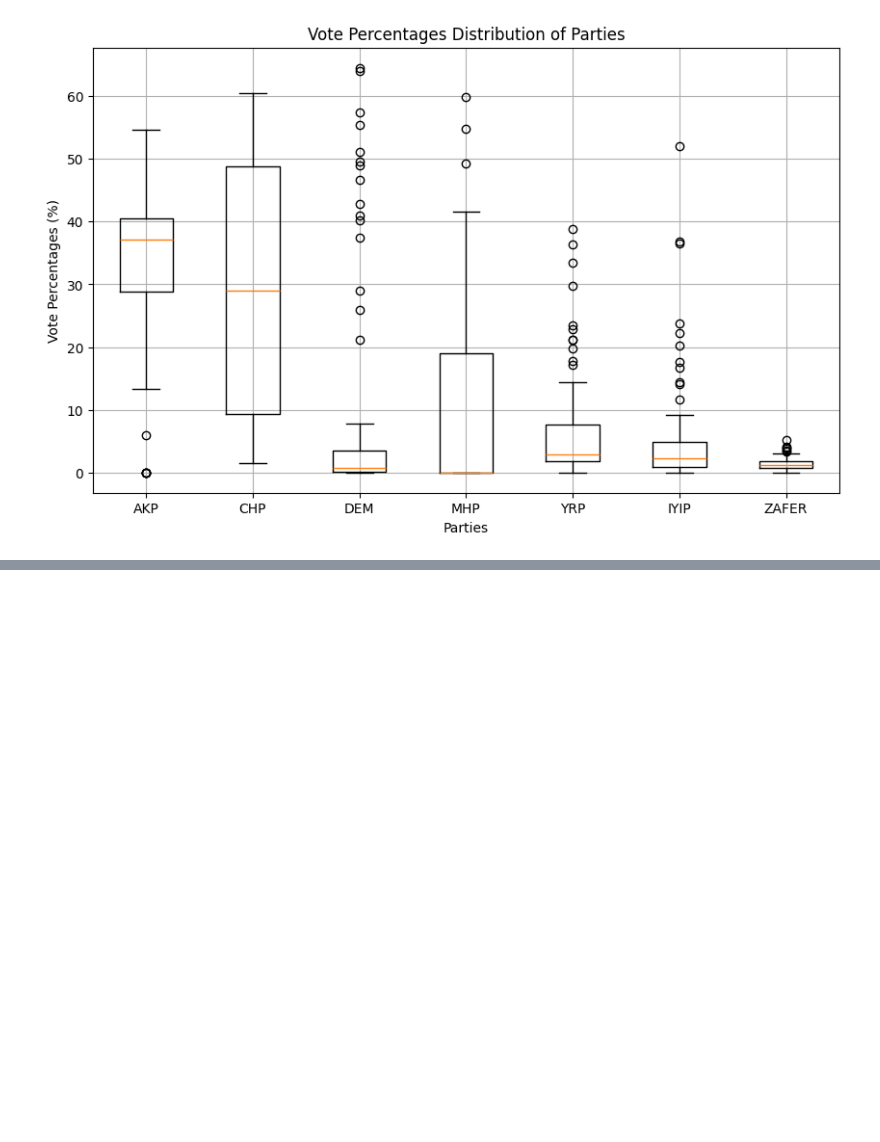
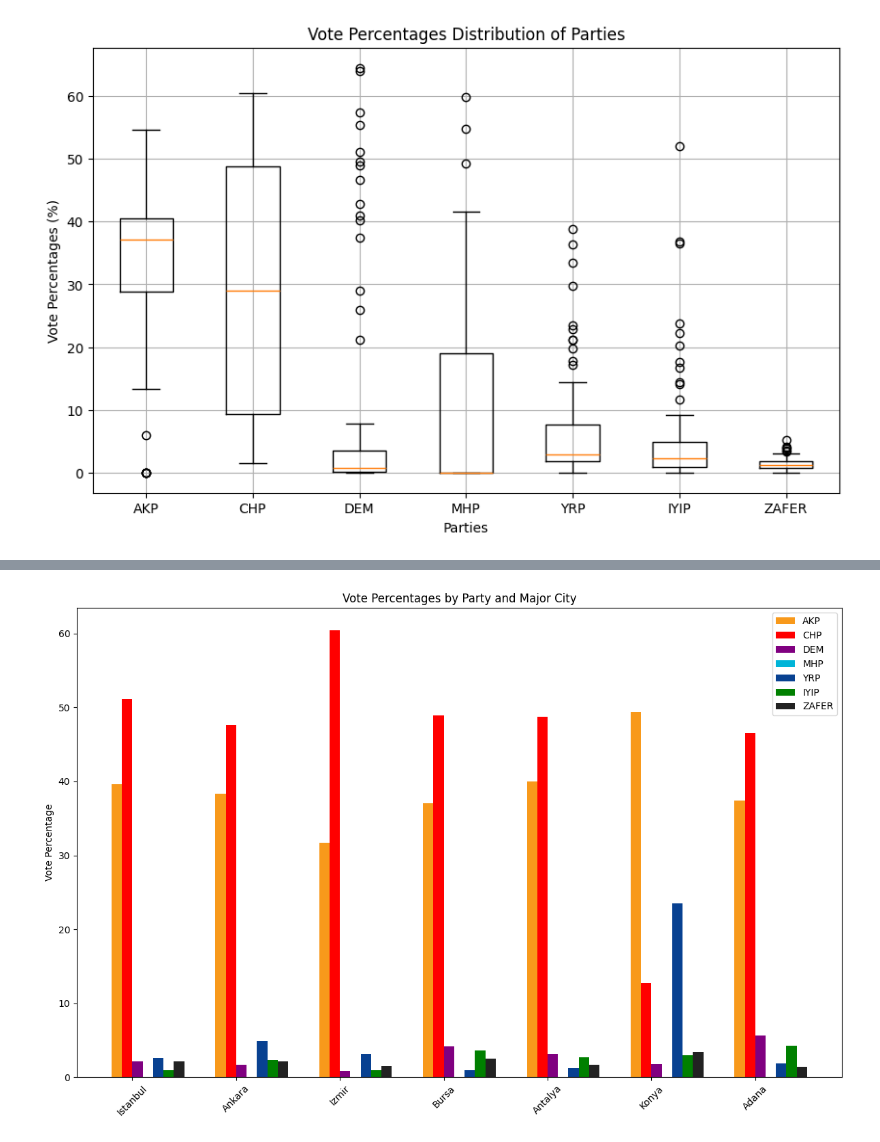
Before and after one commit to imranmammadov19852/Turkey-election-predict, a Jupyter notebook: index.ipynb, the cells around one changed output, grey strips where cells are left out. Drawn from its saved outputs; the diff is of its cells as text; code cells hidden in the pictures; blank space fills up the shorter version.

```diff
--- a/index.ipynb
+++ b/index.ipynb
@@ -216,17 +216,3 @@ plt.grid(True)
 plt.show()
 # %% [output]
 [figure]
-# %%
-# Major cities vote percentages
-major_cities_in_akp = []
-for x, y in zip(df2024['Province'], df2024['AKP(%)']):
-    if x in ['Istanbul', 'Ankara', 'Izmir', 'Bursa', 'Antalya', 'Konya', 'Adana']:
-        major_cities_in_akp.append((x, y))
-
-major_cities_in_chp = []
-for x, y in zip(df2024['Province'], df2024['CHP(%)']):
-    if x in ['Istanbul', 'Ankara', 'Izmir', 'Bursa', 'Antalya', 'Konya', 'Adana']:
-        major_cities_in_chp.append((x, y))
-
-print(major_cities_in_akp)
-print(major_cities_in_chp)
@@ -235,0 +271,34 @@ print(major_cities_in_chp)
+# %%
+cities = ['Istanbul', 'Ankara', 'Izmir', 'Bursa', 'Antalya', 'Konya', 'Adana']
+akp_percentages = [data[1] for data in major_cities_in_akp]
+chp_percentages = [data[1] for data in major_cities_in_chp]
+dem_percentages = [data[1] for data in major_cities_in_dem]
+mhp_percentages = [data[1] for data in major_cities_in_mhp]
+yrp_percentages = [data[1] for data in major_cities_in_yrp]
+iyip_percentages = [data[1] for data in major_cities_in_iyip]
+zafer_percentages = [data[1] for data in major_cities_in_zafer]
+
+x = np.arange(len(cities))
+width = 0.1
+
+fig, ax = plt.subplots(figsize=(12, 8))
+
+bar1 = ax.bar(x - 3*width/2, akp_percentages, width, label='AKP', color=colors[0])
+bar2 = ax.bar(x - width/2, chp_percentages, width, label='CHP', color=colors[1])
+bar3 = ax.bar(x + width/2, dem_percentages, width, label='DEM', color=colors[2])
+bar4 = ax.bar(x + 3*width/2, mhp_percentages, width, label='MHP', color=colors[3])
+bar5 = ax.bar(x + 5*width/2, yrp_percentages, width, label='YRP', color=colors[4])
+bar6 = ax.bar(x + 7*width/2, iyip_percentages, width, label='IYIP', color=colors[5])
+bar7 = ax.bar(x + 9*width/2, zafer_percentages, width, label='ZAFER', color=colors[6])
+
+ax.set_ylabel('Vote Percentage')
+ax.set_title('Vote Percentages by Party and Major City')
+ax.set_xticks(x)
+ax.set_xticklabels(cities)
+ax.legend()
+
+plt.xticks(rotation=45)
+plt.tight_layout()
+plt.show()
+# %% [output]
+[figure, added]
```
Also changed, not shown: parts of 2 cells of this notebook.
